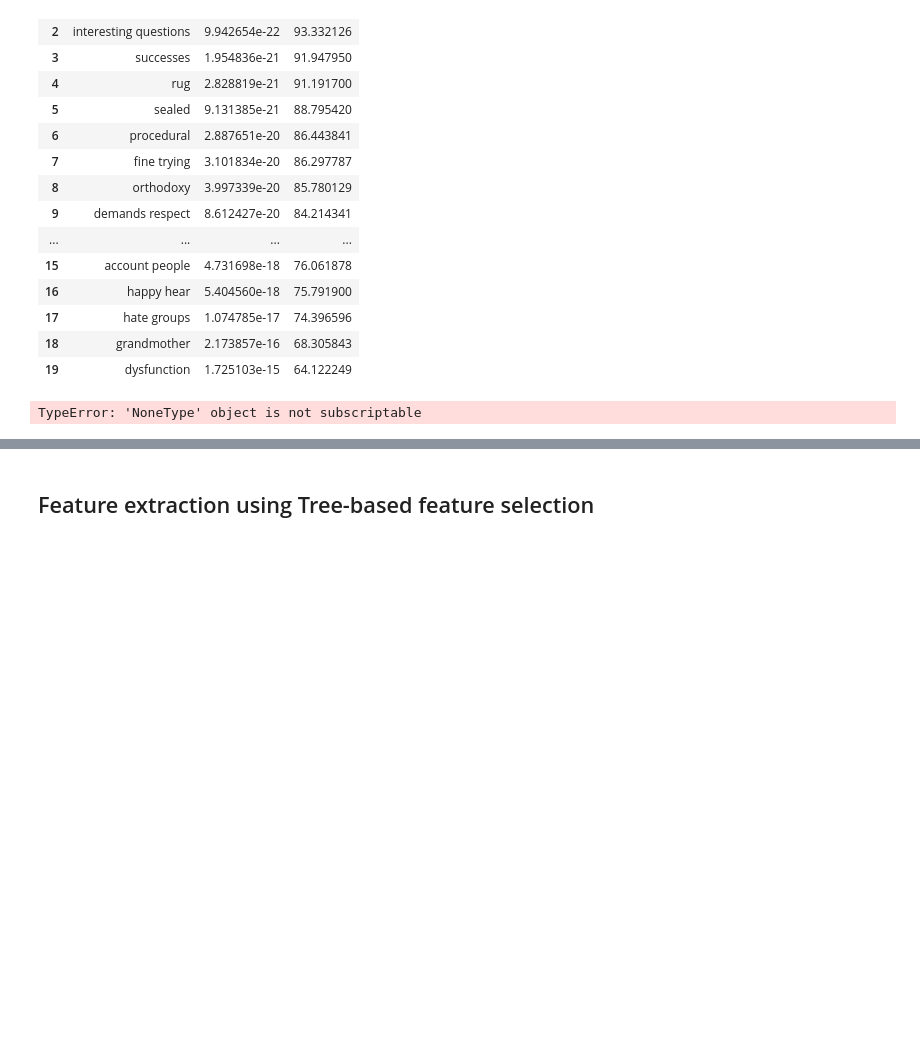
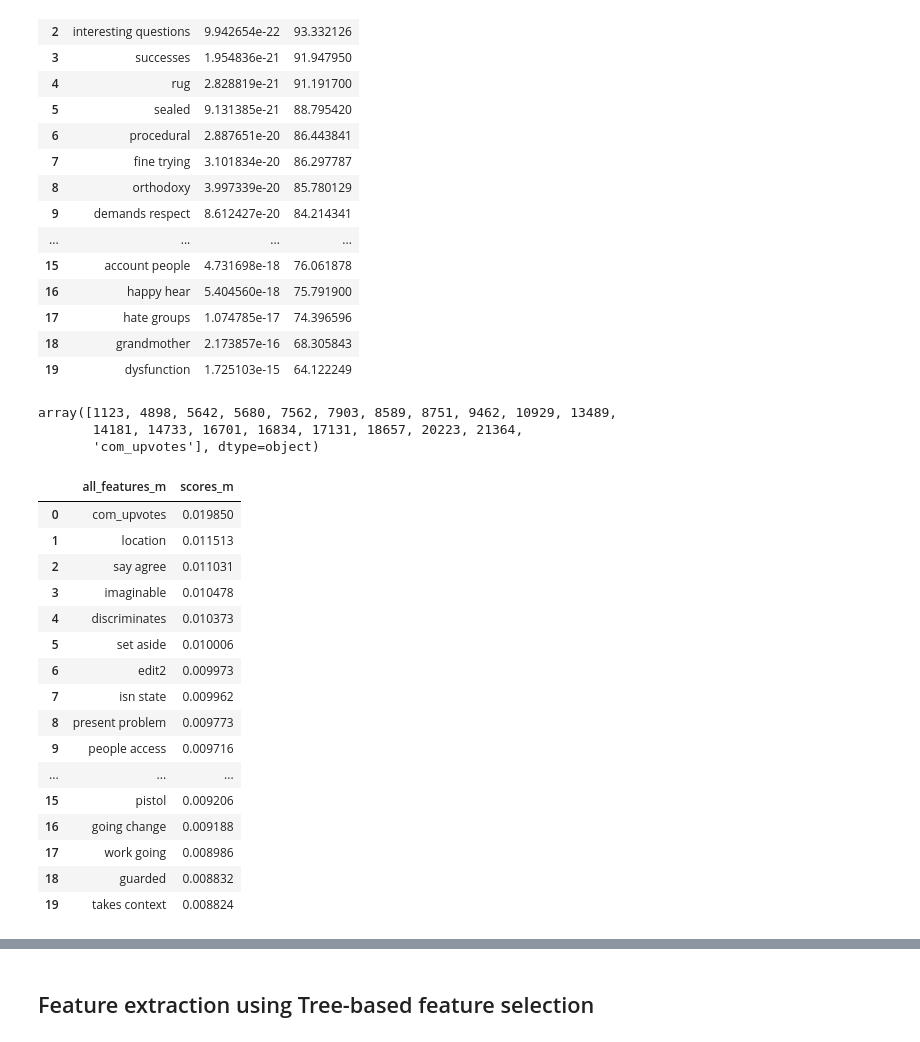
Before and after one commit to shugamoe/changemyview, a Jupyter notebook: cmv_feature_extraction.ipynb, the cells around one changed output, grey strips where cells are left out. Drawn from its saved outputs; the diff is of its cells as text; code cells hidden in the pictures; blank space fills up the shorter version.

```diff
--- a/cmv_classification.ipynb
+++ b/cmv_feature_extraction.ipynb
@@ -245,7 +245,10 @@ def extract_KBest(func, k):
 
     selected_features = features_train.columns[feature_indices].get_values()
     scores = selector.scores_[feature_indices]
-    pvalues = selector.pvalues_[feature_indices]
+    if selector.pvalues_ != None:
+        pvalues = selector.pvalues_[feature_indices]
+    else:
+        pvalues = None
     return (selected_features, scores, pvalues)
 # %%
 #f_classif
@@ -294,4 +290,6 @@ selected_features = features_train.columns[feature_indices].get_values()
 selected_features_m, scores_m, pvalues_m = extract_KBest(mutual_info_classif, 20)
 selected_features_m
 # %% [output]
-TypeError: 'NoneType' object is not subscriptable
+array([1123, 4898, 5642, 5680, 7562, 7903, 8589, 8751, 9462, 10929, 13489,
+       14181, 14733, 16701, 16834, 17131, 18657, 20223, 21364,
+       'com_upvotes'], dtype=object)
@@ -298,10 +298,28 @@ TypeError: 'NoneType' object is not subscriptable
 # %%
-tf_features_indices_m = selected_features_m[:-2].astype(int)
+tf_features_indices_m = selected_features_m[:-1].astype(int)
 all_features_m  = np.array(TFVectorizer.get_feature_names())[tf_features_indices_m].tolist()
-all_features_m.extend(selected_features_m[-2:])
+all_features_m.extend(selected_features_m[-1:])
 #all_features_m
-d = {'all_features_m': all_features_m, 'scores_m': scores_m, 'pvalues_m': pvalues_m}
+d = {'all_features_m': all_features_m, 'scores_m': scores_m}
 F_m_DF = pd.DataFrame(data = d).sort(columns='scores_m', axis=0, ascending=False).reset_index(drop = True)
 F_m_DF
+# %% [output]
+|  | all_features_m | scores_m |
+| 0 | com_upvotes | 0.019850 |
+| 1 | location | 0.011513 |
+| 2 | say agree | 0.011031 |
+| 3 | imaginable | 0.010478 |
+| 4 | discriminates | 0.010373 |
+| 5 | set aside | 0.010006 |
+| 6 | edit2 | 0.009973 |
+| 7 | isn state | 0.009962 |
+| 8 | present problem | 0.009773 |
+| 9 | people access | 0.009716 |
+| ... | ... | ... |
+| 15 | pistol | 0.009206 |
+| 16 | going change | 0.009188 |
+| 17 | work going | 0.008986 |
+| 18 | guarded | 0.008832 |
+| 19 | takes context | 0.008824 |
 # %%
 F_m_DF
```
Also changed, not shown: parts of 21 cells of this notebook.
